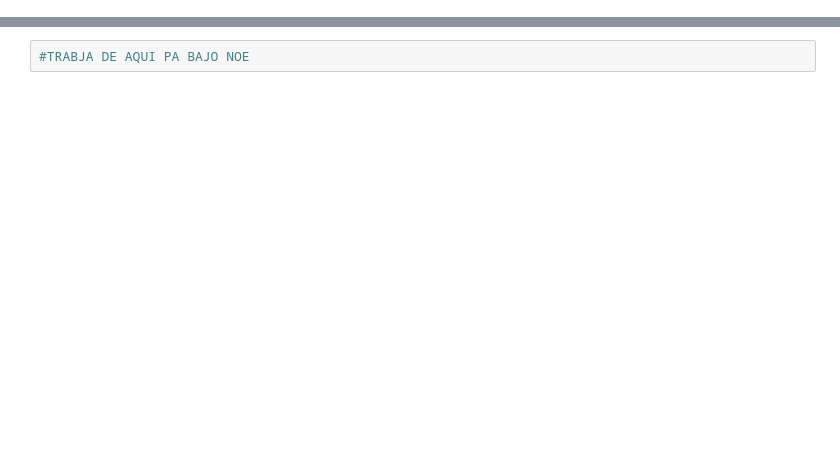
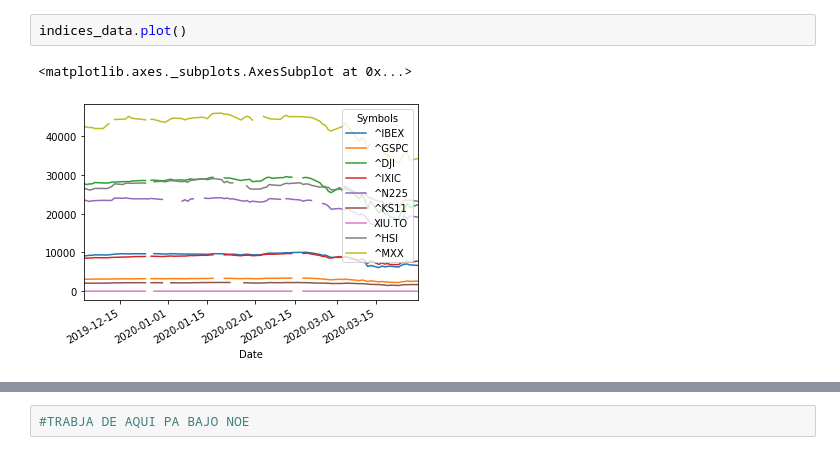
Before and after one commit to douglasparism/Proyecto_SIMFIN, a Jupyter notebook: Proyecto_PT.ipynb, the cells around one changed output, grey strips where cells are left out. Saved outputs shown, nothing was run; the diff lists cells and outputs as text; blank space fills up the shorter version.

```diff
--- a/Proyecto_PT.ipynb
+++ b/Proyecto_PT.ipynb
@@ -33,0 +35,5 @@ indices_data
+# %%
+indices_data.plot()
+# %% [output]
+<matplotlib.axes._subplots.AxesSubplot at 0x...>
+[figure, added]
```
Also changed, not shown: parts of 7 cells of this notebook.
